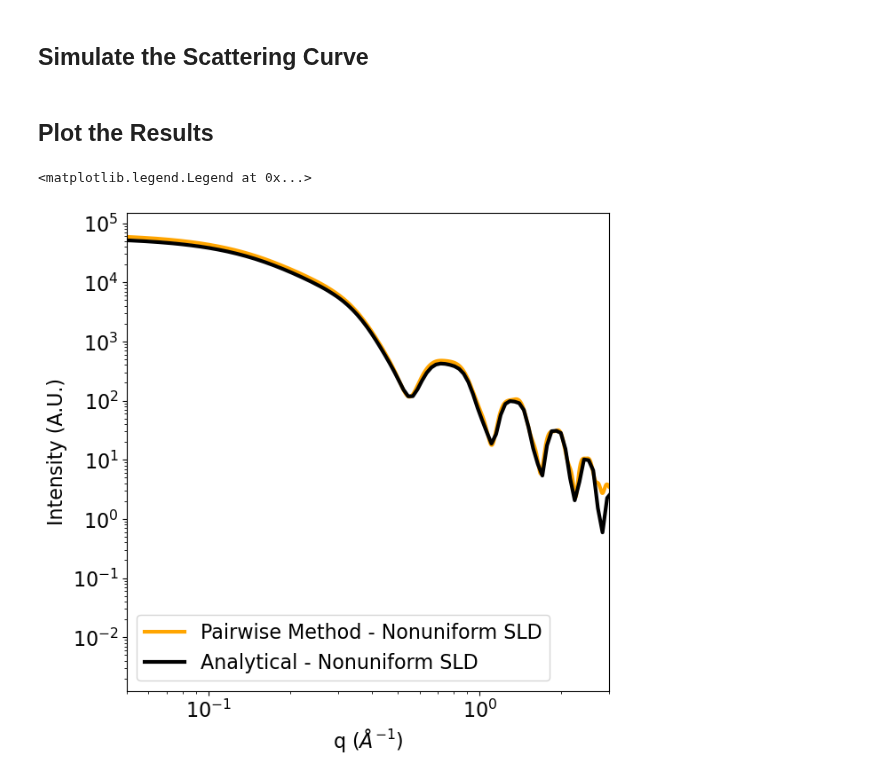
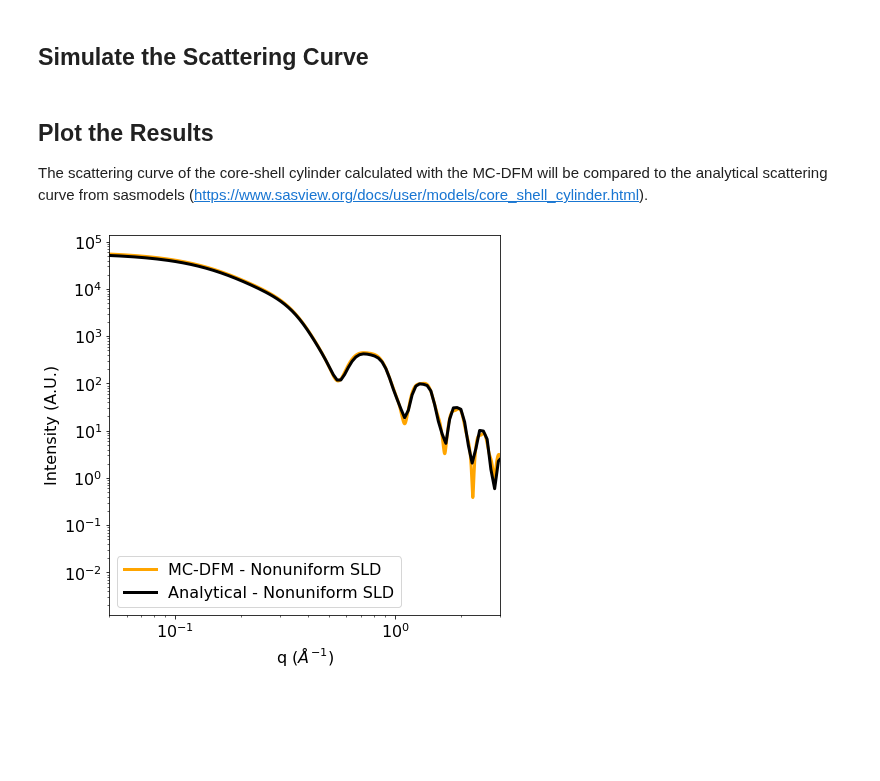
Before and after one commit to pozzo-research-group/MC-DFM, a Jupyter notebook: Notebooks/Run Scattering Simulator Core Shell Cylinder.ipynb, the cells around one changed output. Saved outputs shown, nothing was run; the diff lists cells and outputs as text; code cells hidden in the pictures; blank space fills up the shorter version.

Commit message:
update with sasmodels link

```diff
--- a/Notebooks/Run Scattering Simulator Core Shell Cylinder.ipynb
+++ b/Notebooks/Run Scattering Simulator Core Shell Cylinder.ipynb
@@ -205,23 +206,24 @@ q = np.geomspace(0.004, 10, 6000)
 I_q_nonuniform = simulator.simulate_scattering_curve(histogram_bins, q, save=True)
 # %% [markdown]
 ## Plot the Results
+The scattering curve of the core-shell cylinder calculated with the MC-DFM will be compared to the analytical scattering curve from sasmodels (https://www.sasview.org/docs/user/models/core_shell_cylinder.html).
 # %%
 analytical = np.genfromtxt('../Data/scattering/core_shell_cylinder_SLD4_shell_core_1.txt', delimiter=' ', dtype=None)
 analytical_const_SLD = np.genfromtxt('../Data/scattering/core_shell_cylinder_constant_SLD.txt', delimiter=' ', dtype=None)
 plt.rcParams.update({'font.size': 16})
 fig, ax = plt.subplots(figsize=(7,7))
 
 background = 0e2
-plt.plot(q, I_q_nonuniform*1.7e-2 + 1e0, linewidth = 3, label = 'Pairwise Method - Nonuniform SLD', color = 'orange')
+plt.plot(q, I_q_nonuniform*0.75e-2 + 1e0, linewidth = 3, label = 'MC-DFM - Nonuniform SLD', color = 'orange')
 plt.plot(analytical[:,0], analytical[:,2]*2.5e4, linewidth = 3, label = 'Analytical - Nonuniform SLD', color ='k')
 
 plt.yscale('log')
 plt.xscale('log')
 plt.ylabel('Intensity (A.U.)')
 plt.xlabel('q ($\AA^{-1}$)')
 ax.minorticks_on()
 plt.xlim([0.05, 3])
 plt.legend()
+plt.show()
 # %% [output]
-<matplotlib.legend.Legend at 0x...>
-[figure, old version]
+[figure, new version]
```
Also changed, not shown: parts of 5 cells of this notebook.
